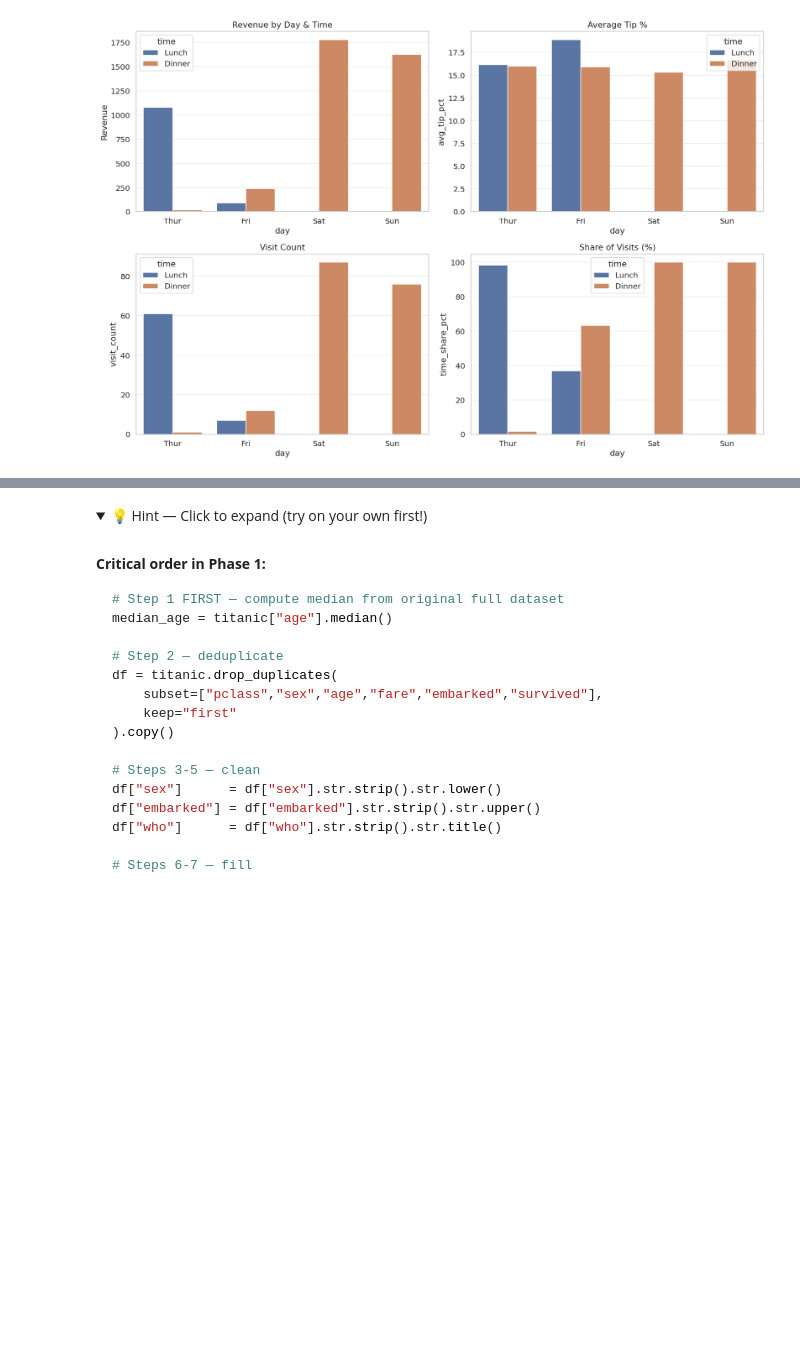
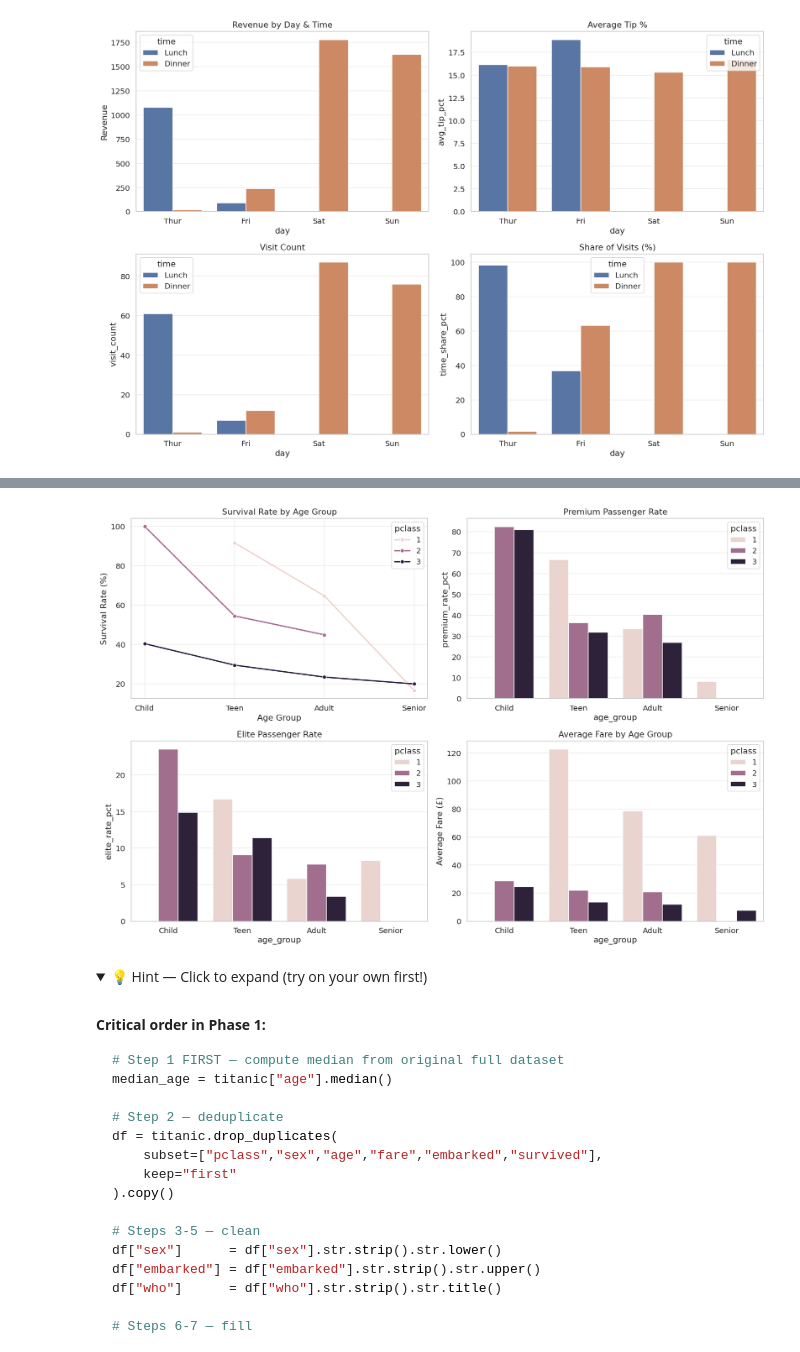
Before and after one commit to abhishekkatewaofficial-lab/Machine-Learning, a Jupyter notebook: Notes/Pandas/4. Practice/Pandas_Practice_Series_Notebook_02.ipynb, the cells around one changed output, grey strips where cells are left out. Cells and saved outputs as stored; diff of their text form; code cells hidden in the pictures; folded sections open; blank space fills up the shorter version.

Commit message:
Titanic and tips

```diff
--- a/Notes/Pandas/4. Practice/Pandas_Practice_Series_Notebook_02.ipynb
+++ b/Notes/Pandas/4. Practice/Pandas_Practice_Series_Notebook_02.ipynb
@@ -8015,3 +8126,74 @@ Multi-sort + reset_index                            ← Final shaping
+# %%
+import matplotlib.pyplot as plt
+import seaborn as sns
+
+fig, ax = plt.subplots(2, 2, figsize=(15, 10))
+
+# ==========================
+# 1. Survival Rate
+# ==========================
+sns.lineplot(
+    data=titan,
+    x='age_group',
+    y='survival_rate_pct',
+    hue='pclass',
+    marker='o',
+    linewidth=2,
+    ax=ax[0,0]
+)
+
+ax[0,0].set_title('Survival Rate by Age Group')
+ax[0,0].set_xlabel('Age Group')
+ax[0,0].set_ylabel('Survival Rate (%)')
+
+
+# ==========================
+# 2. Premium Rate
+# ==========================
+sns.barplot(
+    data=titan,
+    x='age_group',
+    y='premium_rate_pct',
+    hue='pclass',
+    ax=ax[0,1]
+)
+
+ax[0,1].set_title('Premium Passenger Rate')
+
+
+# ==========================
+# 3. Elite Rate
+# ==========================
+sns.barplot(
+    data=titan,
+    x='age_group',
+    y='elite_rate_pct',
+    hue='pclass',
+    ax=ax[1,0]
+)
+
+ax[1,0].set_title('Elite Passenger Rate')
+
+
+# ==========================
+# 4. Average Fare
+# ==========================
+sns.barplot(
+    data=titan,
+    x='age_group',
+    y='avg_fare',
+    hue='pclass',
+    ax=ax[1,1]
+)
+
+ax[1,1].set_title('Average Fare by Age Group')
+ax[1,1].set_ylabel('Average Fare (£)')
+
+
+plt.tight_layout()
+plt.show()
+# %% [output]
+[figure, added]
 # %% [markdown]
 <details>
 <summary>💡 Hint — Click to expand (try on your own first!)</summary>
```
Also changed, not shown: parts of 1 cell of this notebook, 1 other file.
